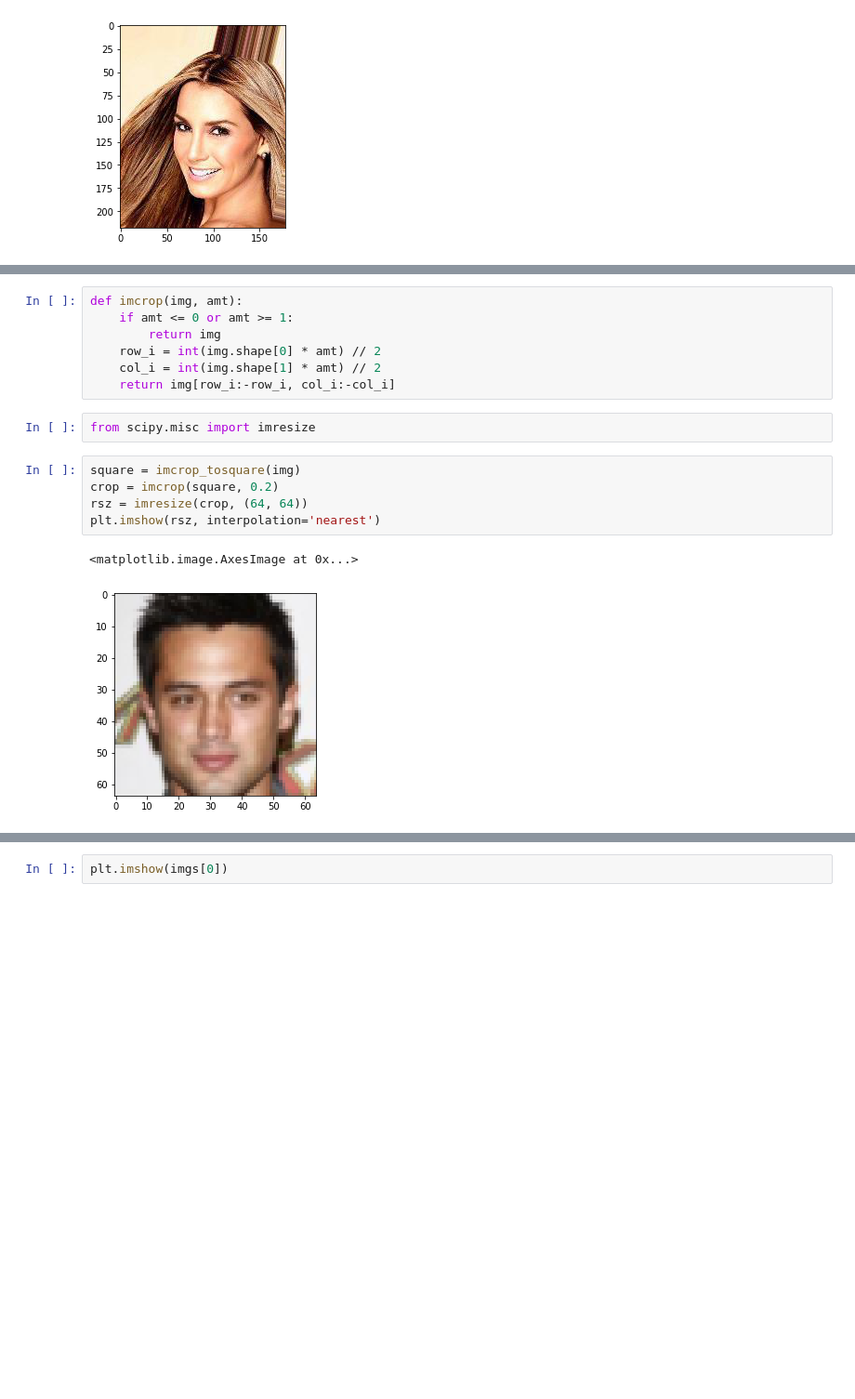
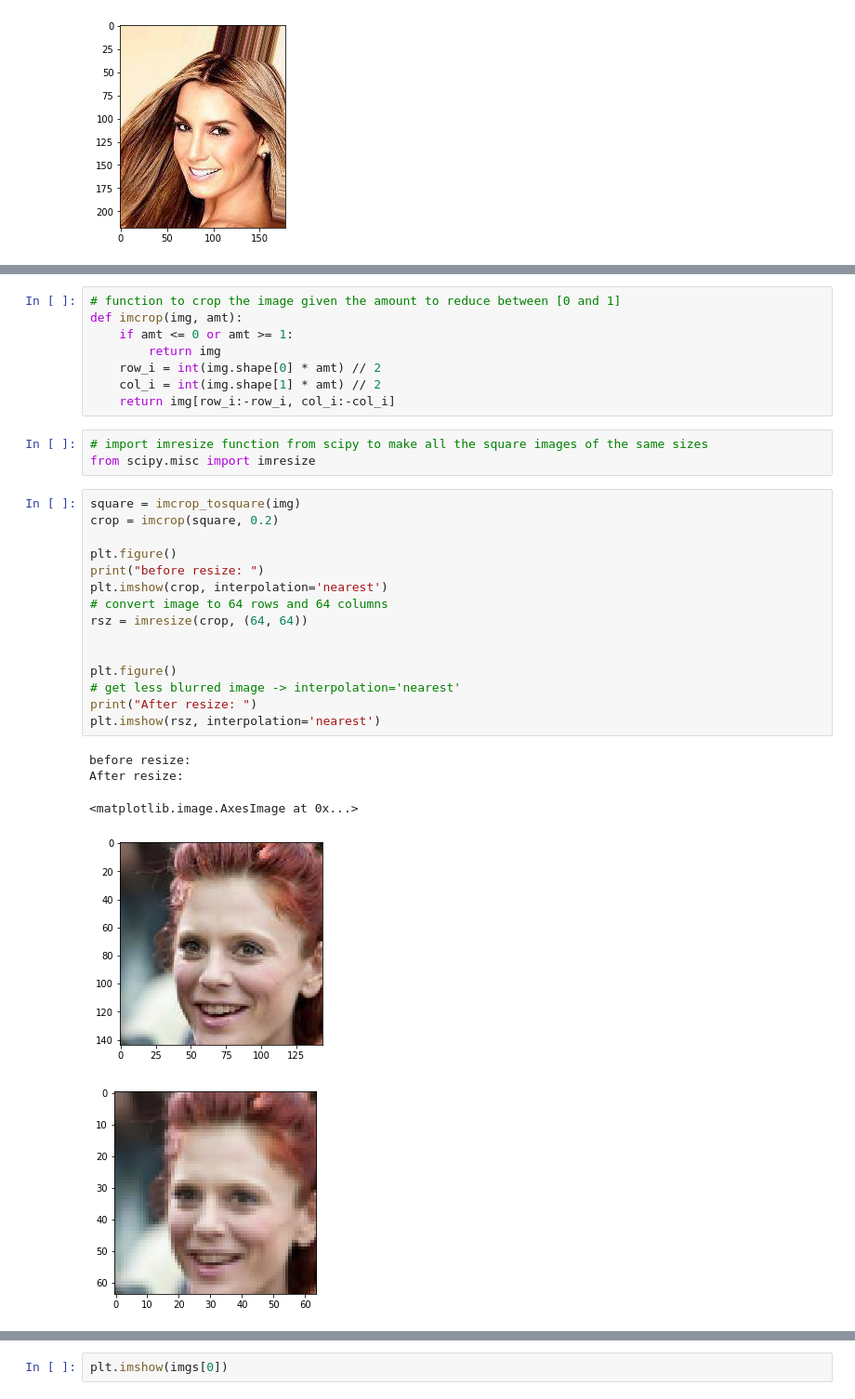
Before and after one commit to anubhavshrimal/Machine-Learning, a Jupyter notebook: Prerequisites.ipynb, the cells around one changed output, grey strips where cells are left out. Shown at 93% size. Cells and saved outputs as stored; diff of their text form; blank space fills up the shorter version.

```diff
--- a/Prerequisites.ipynb
+++ b/Prerequisites.ipynb
@@ -213,20 +219,35 @@ def imcrop_tosquare(img):
         crop = img
     return crop
 # %%
+# function to crop the image given the amount to reduce between [0 and 1]
 def imcrop(img, amt):
     if amt <= 0 or amt >= 1:
         return img
     row_i = int(img.shape[0] * amt) // 2
     col_i = int(img.shape[1] * amt) // 2
     return img[row_i:-row_i, col_i:-col_i]
-# %%
-from scipy.misc import imresize
+# %%
+# import imresize function from scipy to make all the square images of the same sizes
+from scipy.misc import imresize
 # %%
 square = imcrop_tosquare(img)
 crop = imcrop(square, 0.2)
+
+plt.figure()
+print("before resize: ")
+plt.imshow(crop, interpolation='nearest')
+# convert image to 64 rows and 64 columns
 rsz = imresize(crop, (64, 64))
+
+
+plt.figure()
+# get less blurred image -> interpolation='nearest'
+print("After resize: ")
 plt.imshow(rsz, interpolation='nearest')
 # %% [output]
-<matplotlib.image.AxesImage at 0x...>
+before resize:
+After resize:
+<matplotlib.image.AxesImage at 0x...>
-[figure, old version]
+[figure, new version]
+[figure, added]
 # %%
```
Also changed, not shown: parts of 24 cells of this notebook.
